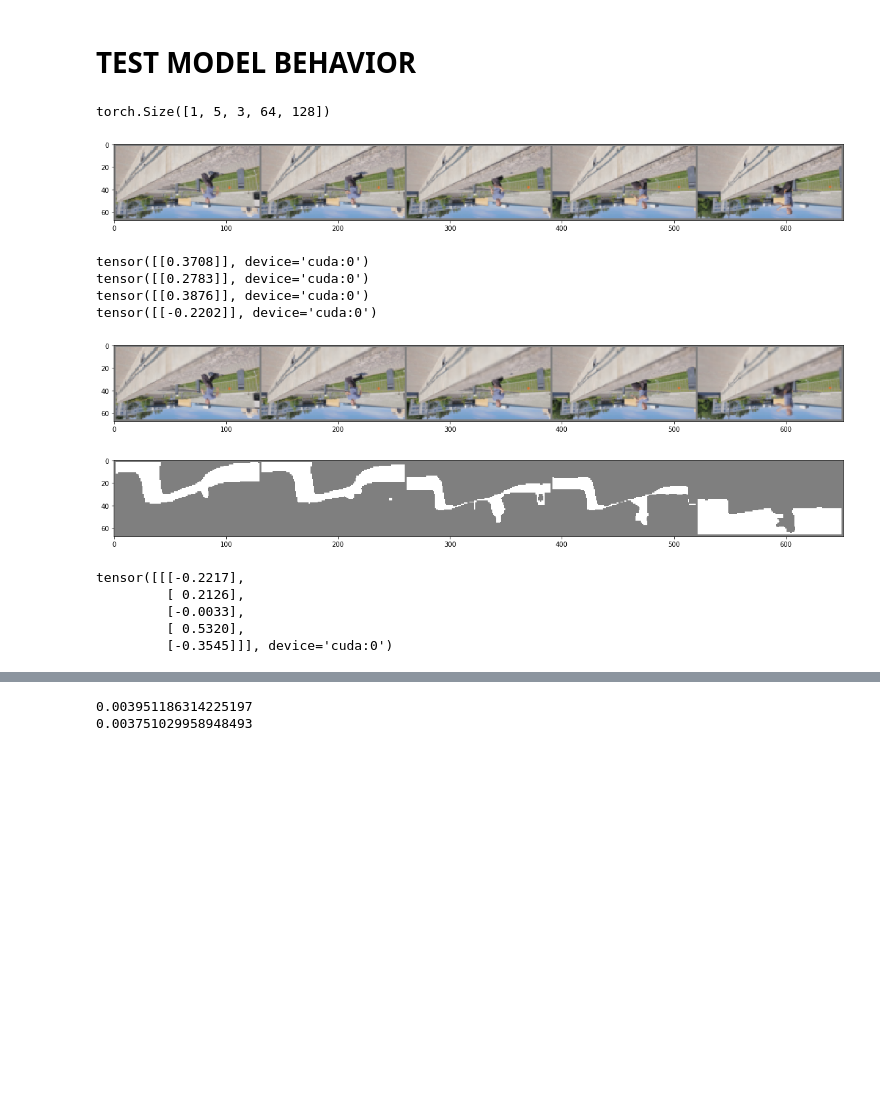
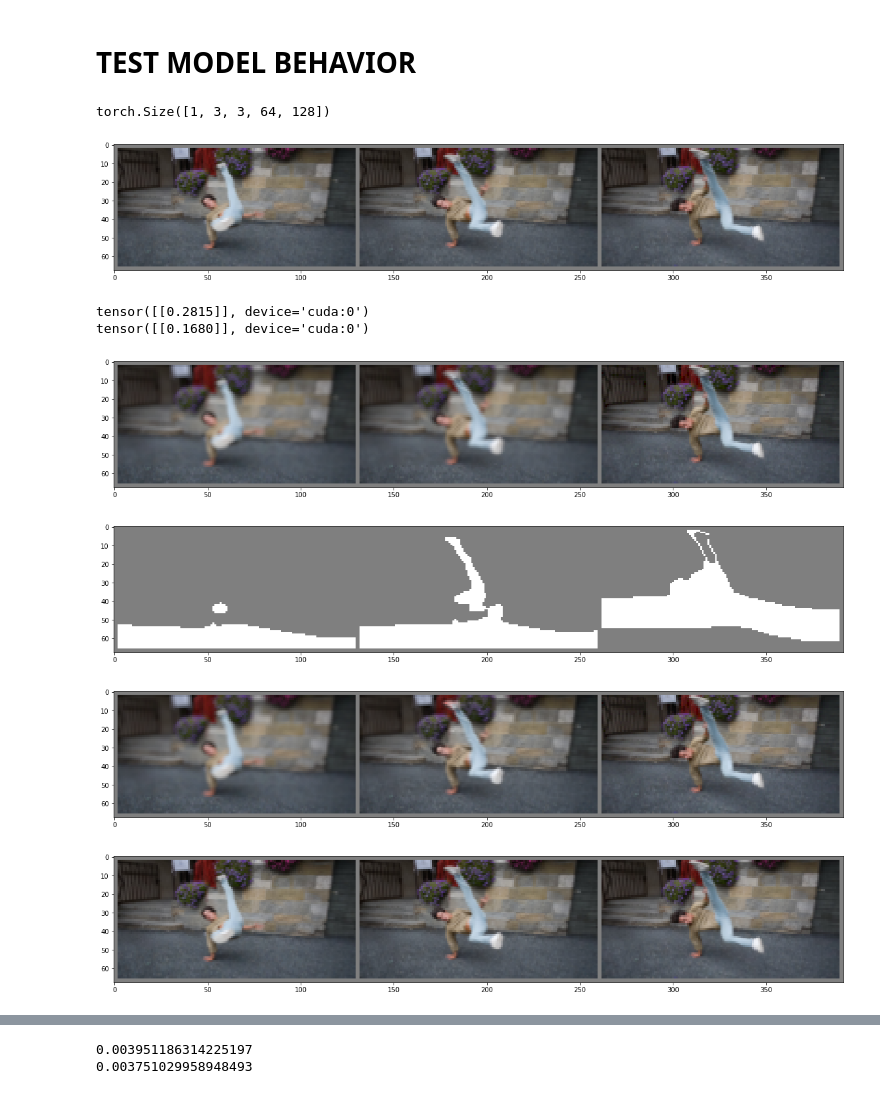
Before and after one commit to cianhwang/pyFusion, a Jupyter notebook: PolicyNet_test.ipynb, the cells around one changed output, grey strips where cells are left out. Cells and saved outputs as stored; diff of their text form; code cells hidden in the pictures; blank space fills up the shorter version.

```diff
--- a/PolicyNet_test.ipynb
+++ b/PolicyNet_test.ipynb
@@ -47,7 +47,7 @@ model = model.eval()
 # %%
 video_path = "../datasets/DAVIS/test_davis_video_list.txt"
 depth_path = "../datasets/DAVIS/test_davis_dpt_list.txt"
-video_dataset = load_davis_dataset(video_path, depth_path, 5)[0]
+video_dataset = load_davis_dataset(video_path, depth_path, 3)[0]
 dataiter = iter(video_dataset)
 # %%
 x_train, dpt = dataiter.next()
@@ -58,8 +58,8 @@ print(x_train.size())
 # show images
 imshow(torchvision.utils.make_grid(x_train[0]).cpu())
 # %% [output]
-torch.Size([1, 5, 3, 64, 128])
+torch.Size([1, 3, 3, 64, 128])
-[figure, old version]
+[figure, new version]
 # %%
 def reset():
     h = [torch.zeros(1, 1, 256).cuda(),
@@ -83,44 +83,38 @@ I_est.append(I)
 J_est.append(J_prev)
 U_est.append(u_in)
 
 locs.append(l)
 
 with torch.no_grad():
     for t in range(x_train.size(1)-1):
         obs = toy_utils.calc_obs_input((dpt[:, t] - 4.0)/6.0, sum(locs))
         input_t = torch.cat([I, obs], dim = 1)
 
         h, mu, l, _, _ = model(input_t, l, h)
 #                 l = torch.zeros(1, 1).cuda()
 #                 l = torch.rand(1, 1).cuda()-0.5
         I, _, u_in = getDefocuesImage(sum(locs), x_train[:, t+1, ...], dpt[:, t+1, ...], 1e-1)
         J_prev = fuseTwoImages(I, J_prev)
         J_est.append(J_prev)
         I_est.append(I)
         U_est.append(u_in)
 
         locs.append(l)
         print(mu)
 
     J_est = torch.stack(J_est, dim = 1)
     I_est = torch.stack(I_est, dim = 1)
     U_est = torch.stack(U_est, dim = 1)
     locs = torch.stack(locs, dim = 1)
 
 imshow(torchvision.utils.make_grid(I_est[0]).cpu())
 imshow(torchvision.utils.make_grid(U_est[0]).cpu())
+imshow(torchvision.utils.make_grid(J_est[0]).cpu())
+imshow(torchvision.utils.make_grid(x_train[0]).cpu())
 # %% [output]
-tensor([[0.3708]], device='cuda:0')
-tensor([[0.2783]], device='cuda:0')
-tensor([[0.3876]], device='cuda:0')
-tensor([[-0.2202]], device='cuda:0')
+tensor([[0.2815]], device='cuda:0')
+tensor([[0.1680]], device='cuda:0')
-[figure, old version]
+[figure, new version]
-[figure, old version]
+[figure, new version]
+[figure, added]
+[figure, added]
-# %%
-print(locs)
-# %% [output]
-tensor([[[-0.2217],
-         [ 0.2126],
-         [-0.0033],
-         [ 0.5320],
-         [-0.3545]]], device='cuda:0')
```
Also changed, not shown: parts of 3 cells of this notebook.
